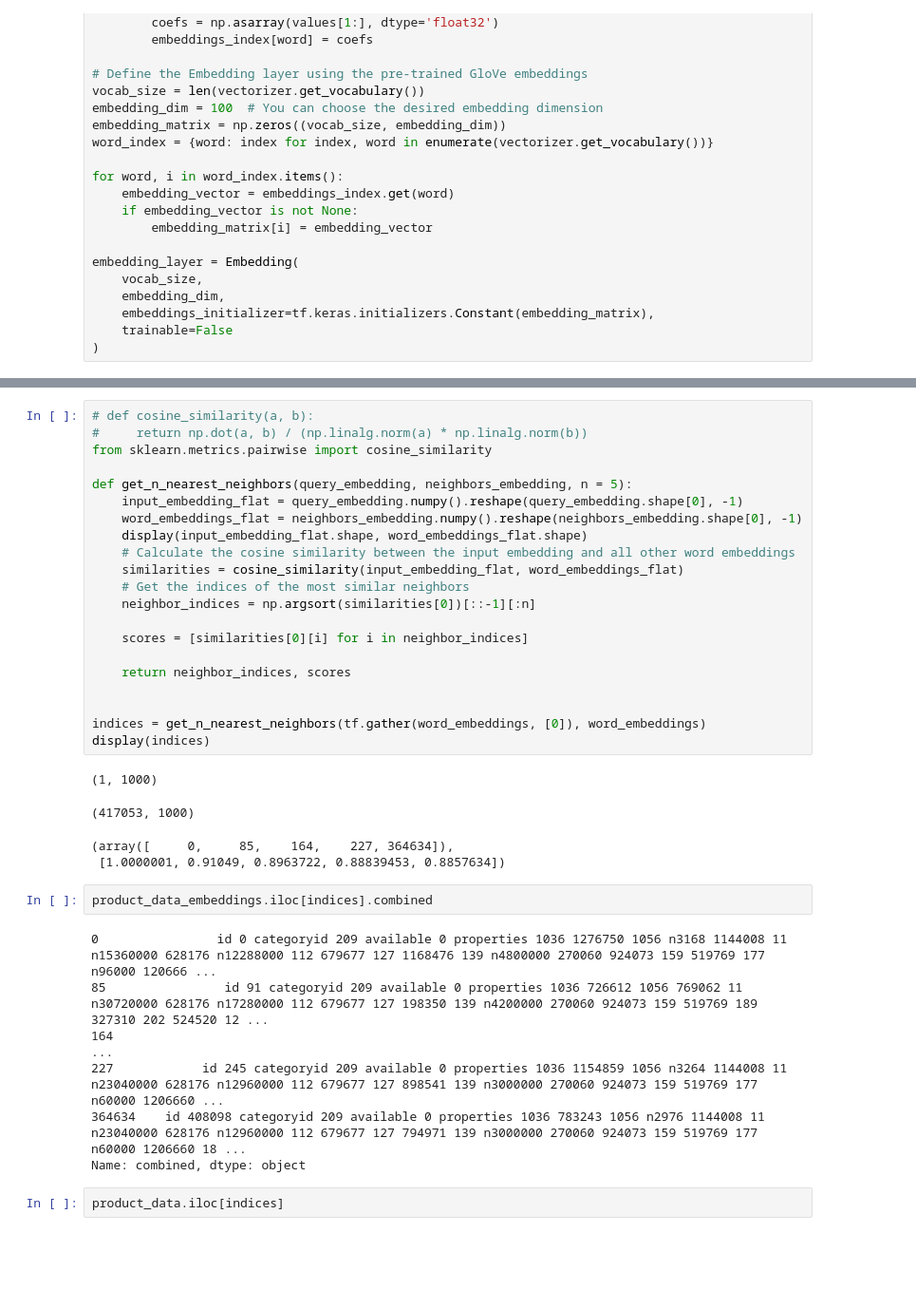
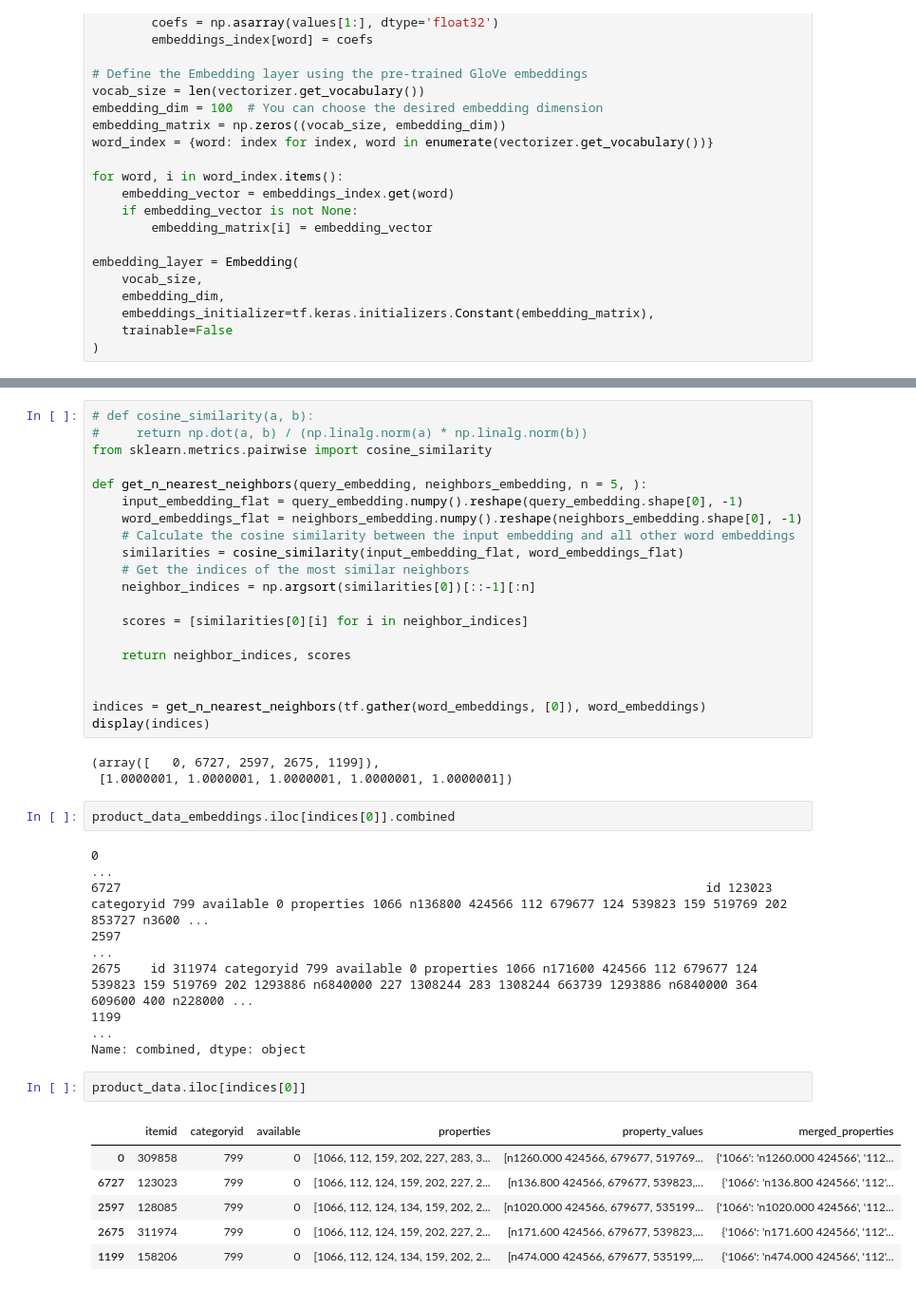
Before and after one commit to tomhuber96/master-thesis-practical-part, a Jupyter notebook: open_ai/retailrocket/custom-embeddings-rr.ipynb, the cells around one changed output, grey strips where cells are left out. Shown: that part at 95% size. Drawn from its saved outputs; the diff is of its cells as text; blank space fills up the shorter version.

```diff
--- a/open_ai/retailrocket/custom-embeddings-rr.ipynb
+++ b/open_ai/retailrocket/custom-embeddings-rr.ipynb
@@ -179,10 +178,9 @@ word_embeddings, word_embeddings.shape
 #     return np.dot(a, b) / (np.linalg.norm(a) * np.linalg.norm(b))
 from sklearn.metrics.pairwise import cosine_similarity
 
-def get_n_nearest_neighbors(query_embedding, neighbors_embedding, n = 5):
+def get_n_nearest_neighbors(query_embedding, neighbors_embedding, n = 5, ):
     input_embedding_flat = query_embedding.numpy().reshape(query_embedding.shape[0], -1)
     word_embeddings_flat = neighbors_embedding.numpy().reshape(neighbors_embedding.shape[0], -1)
-    display(input_embedding_flat.shape, word_embeddings_flat.shape)
     # Calculate the cosine similarity between the input embedding and all other word embeddings
     similarities = cosine_similarity(input_embedding_flat, word_embeddings_flat)
     # Get the indices of the most similar neighbors
@@ -196,19 +194,24 @@ def get_n_nearest_neighbors(query_embedding, neighbors_embedding, n = 5):
 indices = get_n_nearest_neighbors(tf.gather(word_embeddings, [0]), word_embeddings)
 display(indices)
 # %% [output]
-(1, 1000)
+(array([   0, 6727, 2597, 2675, 1199]),
+ [1.0000001, 1.0000001, 1.0000001, 1.0000001, 1.0000001])
-(417053, 1000)
-(array([     0,     85,    164,    227, 364634]),
- [1.0000001, 0.91049, 0.8963722, 0.88839453, 0.8857634])
 # %%
-product_data_embeddings.iloc[indices].combined
+product_data_embeddings.iloc[indices[0]].combined
 # %% [output]
-0                id 0 categoryid 209 available 0 properties 1036 1276750 1056 n3168 1144008 11 n15360000 628176 n12288000 112 679677 127 1168476 139 n4800000 270060 924073 159 519769 177 n96000 120666 ...
-85                id 91 categoryid 209 available 0 properties 1036 726612 1056 769062 11 n30720000 628176 n17280000 112 679677 127 198350 139 n4200000 270060 924073 159 519769 189 327310 202 524520 12 ...
-164                                                                                                                                                                                                      ...
-227            id 245 categoryid 209 available 0 properties 1036 1154859 1056 n3264 1144008 11 n23040000 628176 n12960000 112 679677 127 898541 139 n3000000 270060 924073 159 519769 177 n60000 1206660 ...
-364634    id 408098 categoryid 209 available 0 properties 1036 783243 1056 n2976 1144008 11 n23040000 628176 n12960000 112 679677 127 794971 139 n3000000 270060 924073 159 519769 177 n60000 1206660 18 ...
+0                                                                                                                                                                                                        ...
+6727                                                                               id 123023 categoryid 799 available 0 properties 1066 n136800 424566 112 679677 124 539823 159 519769 202 853727 n3600 ...
+2597                                                                                                                                                                                                     ...
+2675    id 311974 categoryid 799 available 0 properties 1066 n171600 424566 112 679677 124 539823 159 519769 202 1293886 n6840000 227 1308244 283 1308244 663739 1293886 n6840000 364 609600 400 n228000 ...
+1199                                                                                                                                                                                                     ...
 Name: combined, dtype: object
 # %%
-product_data.iloc[indices]
+product_data.iloc[indices[0]]
+# %% [output]
+|  | itemid | categoryid | available | properties | property_values | merged_properties |
+| 0 | 309858 | 799 | 0 | [1066, 112, 159, 202, 227, 283, 3... | [n1260.000 424566, 679677, 519769... | {'1066': 'n1260.000 424566', '112... |
+| 6727 | 123023 | 799 | 0 | [1066, 112, 124, 159, 202, 227, 2... | [n136.800 424566, 679677, 539823,... | {'1066': 'n136.800 424566', '112'... |
+| 2597 | 128085 | 799 | 0 | [1066, 112, 124, 134, 159, 202, 2... | [n1020.000 424566, 679677, 535199... | {'1066': 'n1020.000 424566', '112... |
+| 2675 | 311974 | 799 | 0 | [1066, 112, 124, 159, 202, 227, 2... | [n171.600 424566, 679677, 539823,... | {'1066': 'n171.600 424566', '112'... |
+| 1199 | 158206 | 799 | 0 | [1066, 112, 124, 134, 159, 202, 2... | [n474.000 424566, 679677, 535199,... | {'1066': 'n474.000 424566', '112'... |
 # %%
```
Also changed, not shown: parts of 6 cells of this notebook.
